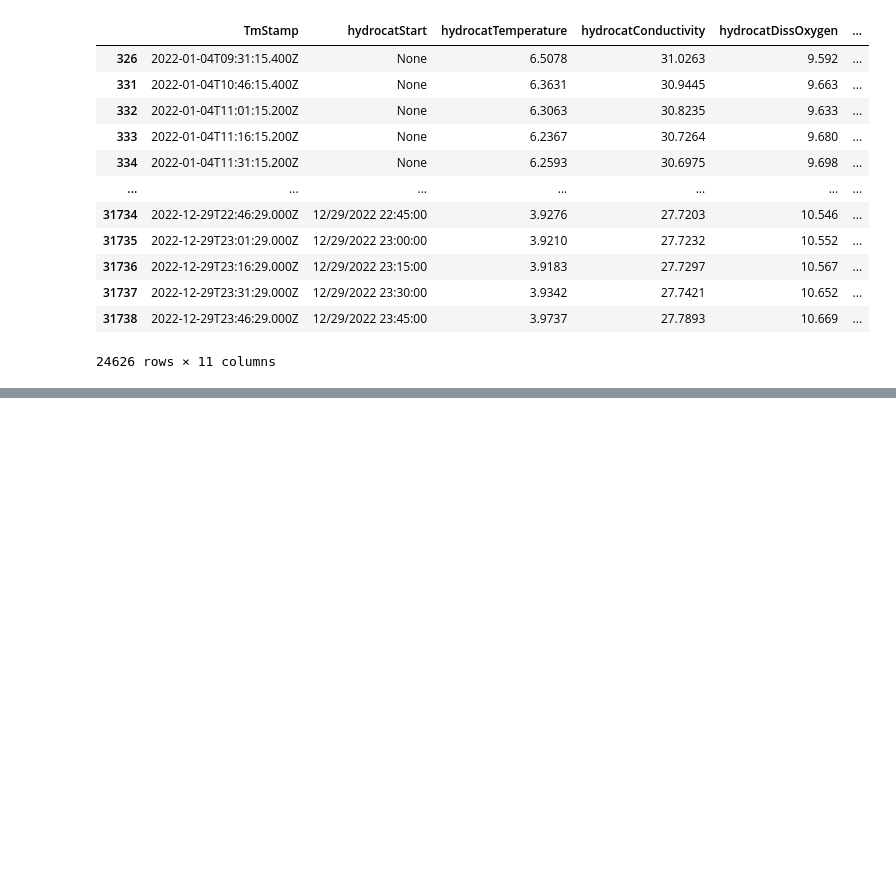
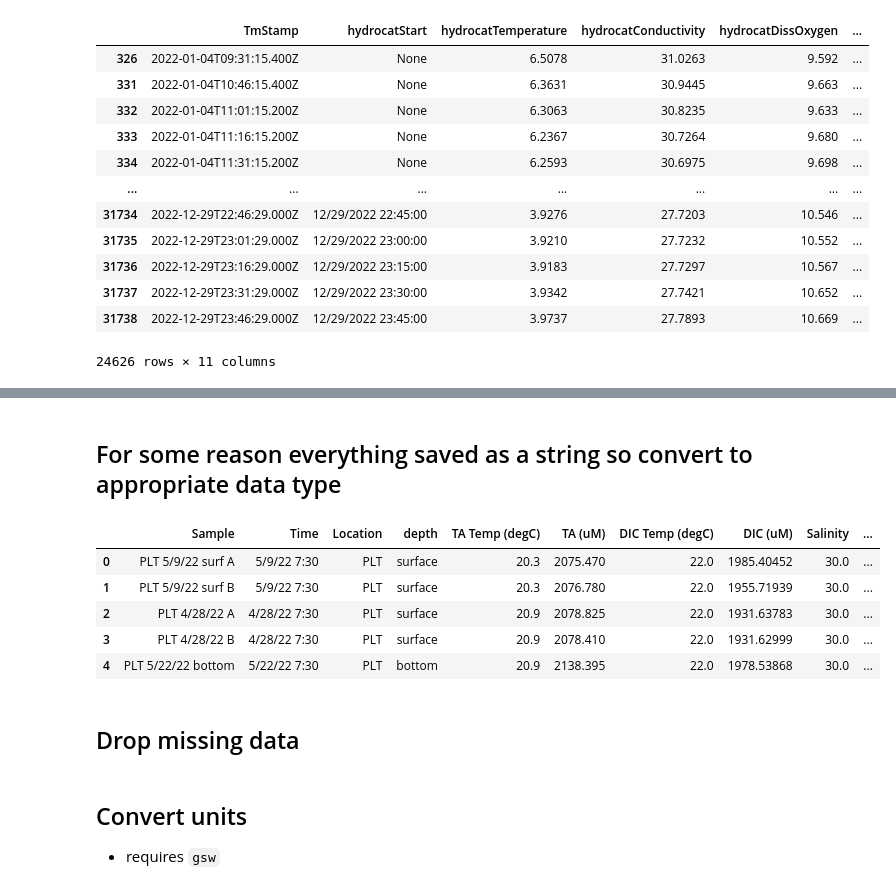
Before and after one commit to abby-baskind/phyto, a Jupyter notebook: dataretrieval_test.ipynb, the cells around one changed output, grey strips where cells are left out. Saved outputs shown, nothing was run; the diff lists cells and outputs as text; code cells hidden in the pictures; blank space fills up the shorter version.

```diff
--- a/dataretrieval_test.ipynb
+++ b/dataretrieval_test.ipynb
@@ -42,0 +111,22 @@ df
+# %%
+df = pull_tips[['Sample', 'Time', 'Location', 'depth', 'TA Temp (degC)', 'TA (uM)',
+       'DIC Temp (degC)', 'DIC (uM)', 'Salinity']]
+# %% [markdown]
+## For some reason everything saved as a string so convert to appropriate data type
+# %%
+df['TA (uM)'] = pd.to_numeric(df['TA (uM)'])
+df['TA Temp (degC)'] = pd.to_numeric(df['TA Temp (degC)'])
+df['DIC (uM)'] = pd.to_numeric(df['DIC (uM)'])
+df['DIC Temp (degC)'] = pd.to_numeric(df['DIC Temp (degC)'])
+df['Salinity'] = pd.to_numeric(df['Salinity'])
+df["DateTime"] = pd.to_datetime(df["Time"])
+df.head()
+# %% [output]
+|  | Sample | Time | Location | depth | TA Temp (degC) | TA (uM) | DIC Temp (degC) | DIC (uM) | Salinity | ... |
+| 0 | PLT 5/9/22 surf A | 5/9/22 7:30 | PLT | surface | 20.3 | 2075.470 | 22.0 | 1985.40452 | 30.0 | ... |
+| 1 | PLT 5/9/22 surf B | 5/9/22 7:30 | PLT | surface | 20.3 | 2076.780 | 22.0 | 1955.71939 | 30.0 | ... |
+| 2 | PLT 4/28/22 A | 4/28/22 7:30 | PLT | surface | 20.9 | 2078.825 | 22.0 | 1931.63783 | 30.0 | ... |
+| 3 | PLT 4/28/22 B | 4/28/22 7:30 | PLT | surface | 20.9 | 2078.410 | 22.0 | 1931.62999 | 30.0 | ... |
+| 4 | PLT 5/22/22 bottom | 5/22/22 7:30 | PLT | bottom | 20.9 | 2138.395 | 22.0 | 1978.53868 | 30.0 | ... |
+# %% [markdown]
+## Drop missing data
@@ -42,0 +137,3 @@ df
+# %% [markdown]
+## Convert units
+* requires `gsw`
```
Also changed, not shown: parts of 12 cells of this notebook, 5 other files.
